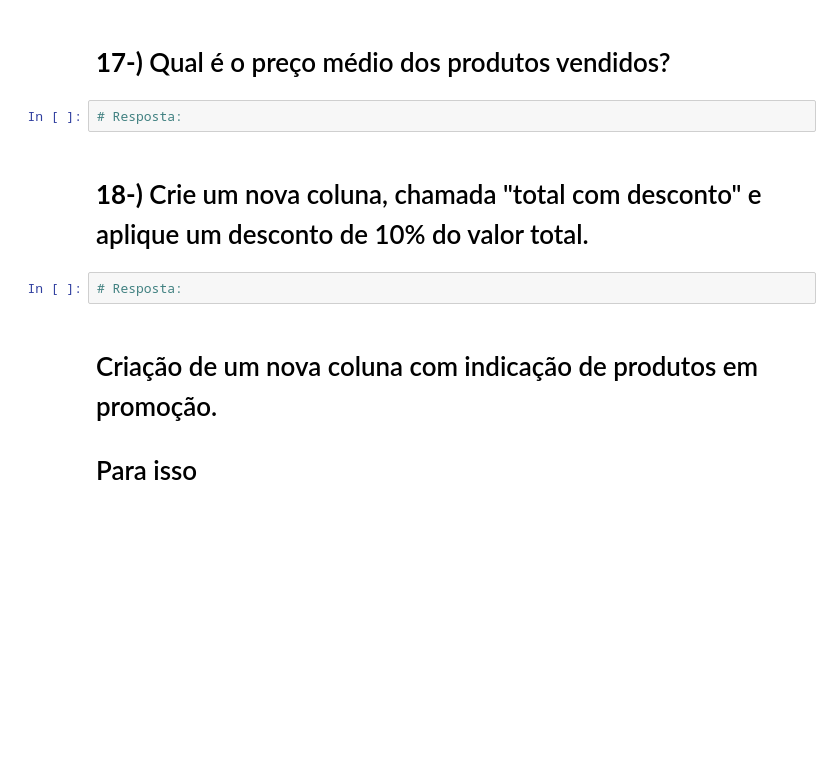
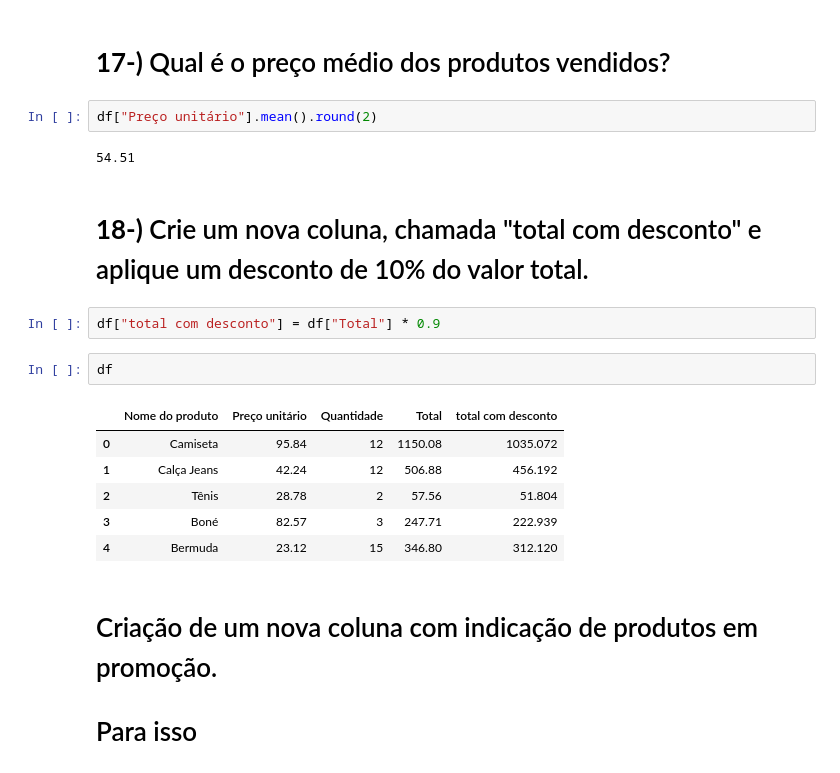
Before and after one commit to ManoLoeffler/Analise-Python, a Jupyter notebook: Atividade_Revisão_Python.ipynb, the cells around one changed output. Drawn from its saved outputs; the diff is of its cells as text; blank space fills up the shorter version.

```diff
--- a/Atividade_Revisão_Python.ipynb
+++ b/Atividade_Revisão_Python.ipynb
@@ -348,11 +392,22 @@ Name: 4, dtype: object
 # %% [markdown]
 # **17-)** Qual é o preço médio dos produtos vendidos?
-# %%
-# Resposta:
+# %%
+df["Preço unitário"].mean().round(2)
+# %% [output]
+54.51
 # %% [markdown]
 # **18-)** Crie um nova coluna, chamada "total com desconto" e aplique um desconto de 10% do valor total.
-# %%
-# Resposta:
+# %%
+df["total com desconto"] = df["Total"] * 0.9
+# %%
+df
+# %% [output]
+|  | Nome do produto | Preço unitário | Quantidade | Total | total com desconto |
+| 0 | Camiseta | 95.84 | 12 | 1150.08 | 1035.072 |
+| 1 | Calça Jeans | 42.24 | 12 | 506.88 | 456.192 |
+| 2 | Tênis | 28.78 | 2 | 57.56 | 51.804 |
+| 3 | Boné | 82.57 | 3 | 247.71 | 222.939 |
+| 4 | Bermuda | 23.12 | 15 | 346.80 | 312.120 |
 # %% [markdown]
 # Criação de um nova coluna com indicação de produtos em promoção.
 # Para isso
```
Also changed, not shown: parts of 39 cells of this notebook.
